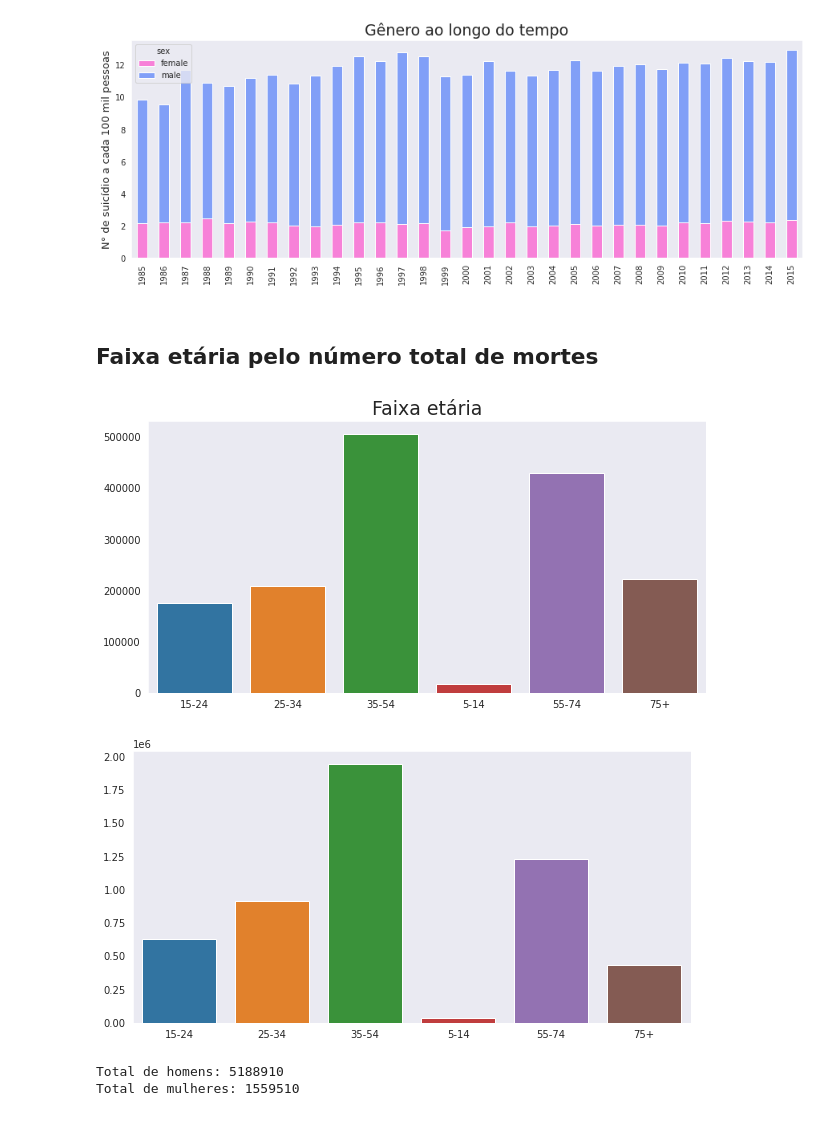
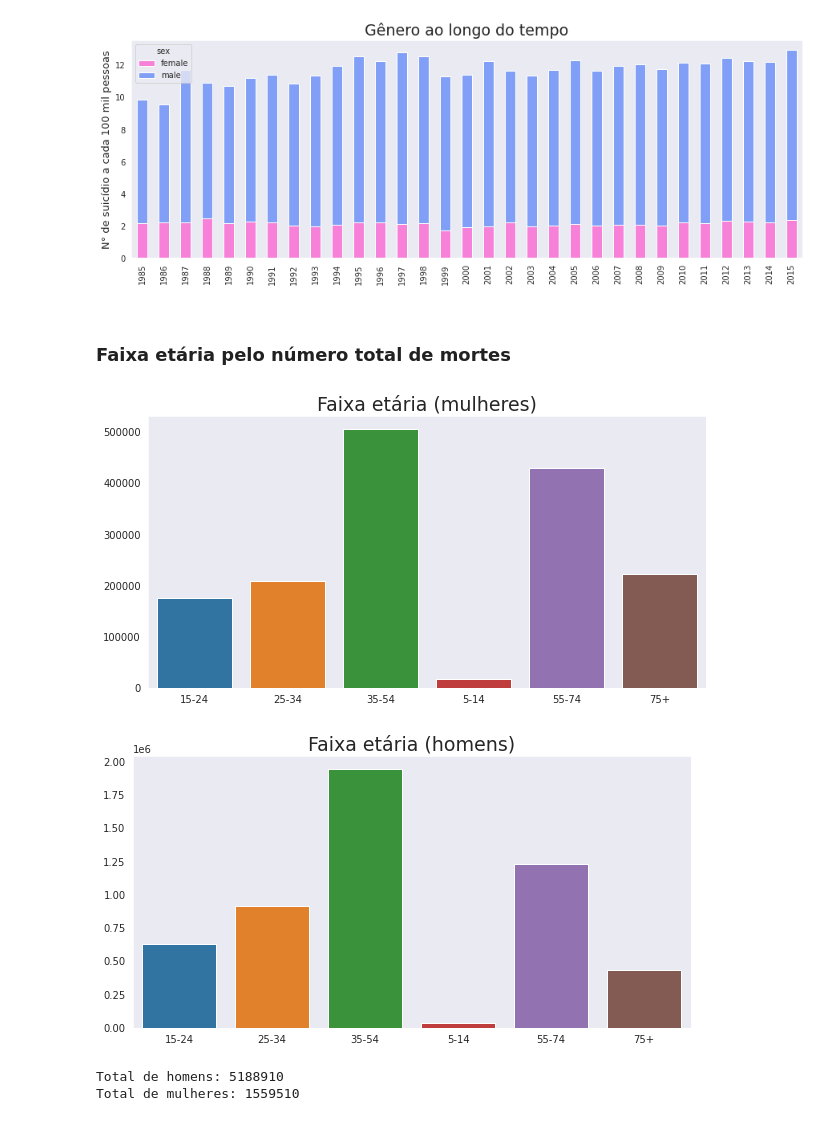
Before and after one commit to Patotricks15/Ciencia-de-dados-projetos, a Jupyter notebook: Taxa de suicídio no Brasil em 30 anos/Análise_da_taxa_de_suicídio_no_Brasil_(1985_2015).ipynb, the cells around one changed output. Drawn from its saved outputs; the diff is of its cells as text; code cells hidden in the pictures.

```diff
--- a/Taxa de suicídio no Brasil em 30 anos/Análise_da_taxa_de_suicídio_no_Brasil_(1985_2015).ipynb
+++ b/Taxa de suicídio no Brasil em 30 anos/Análise_da_taxa_de_suicídio_no_Brasil_(1985_2015).ipynb
@@ -175,7 +286,7 @@ plt.ylabel('N° de suicídio a cada 100 mil pessoas', fontsize=13);
 # %% [output]
 [figure]
 # %% [markdown]
-## Faixa etária pelo número total de mortes
+### Faixa etária pelo número total de mortes
 # %%
 mulheres = df.groupby(['sex', 'age'])['suicides_no'].sum()[:6] # sexo e idade --> numero de suicidios --> somar e pegar os 6 primeiros
 homens = df.groupby(['sex', 'age'])['suicides_no'].sum()[6:] # sexo e idade --> numero de suicidios --> somar e pegar os 6 ultimos
@@ -191,14 +302,15 @@ for i in range(6):
 # %%
 fig = plt.figure(figsize=(10,5))
 sns.barplot(x=m, y = mn, data=df_brasil)
-plt.title('Faixa etária', fontsize=19);
+plt.title('Faixa etária (mulheres)', fontsize=19);
 # %% [output]
-[figure, old version]
+[figure, new version]
 # %%
 fig = plt.figure(figsize=(10,5))
-sns.barplot(x=h, y = hn, data=df_brasil);
+sns.barplot(x=h, y = hn, data=df_brasil)
+plt.title('Faixa etária (homens)', fontsize=19);
 # %% [output]
-[figure, old version]
+[figure, new version]
 # %%
 print(f'''
 Total de homens: {sum(hn)}
```
Also changed, not shown: parts of 31 cells of this notebook.
